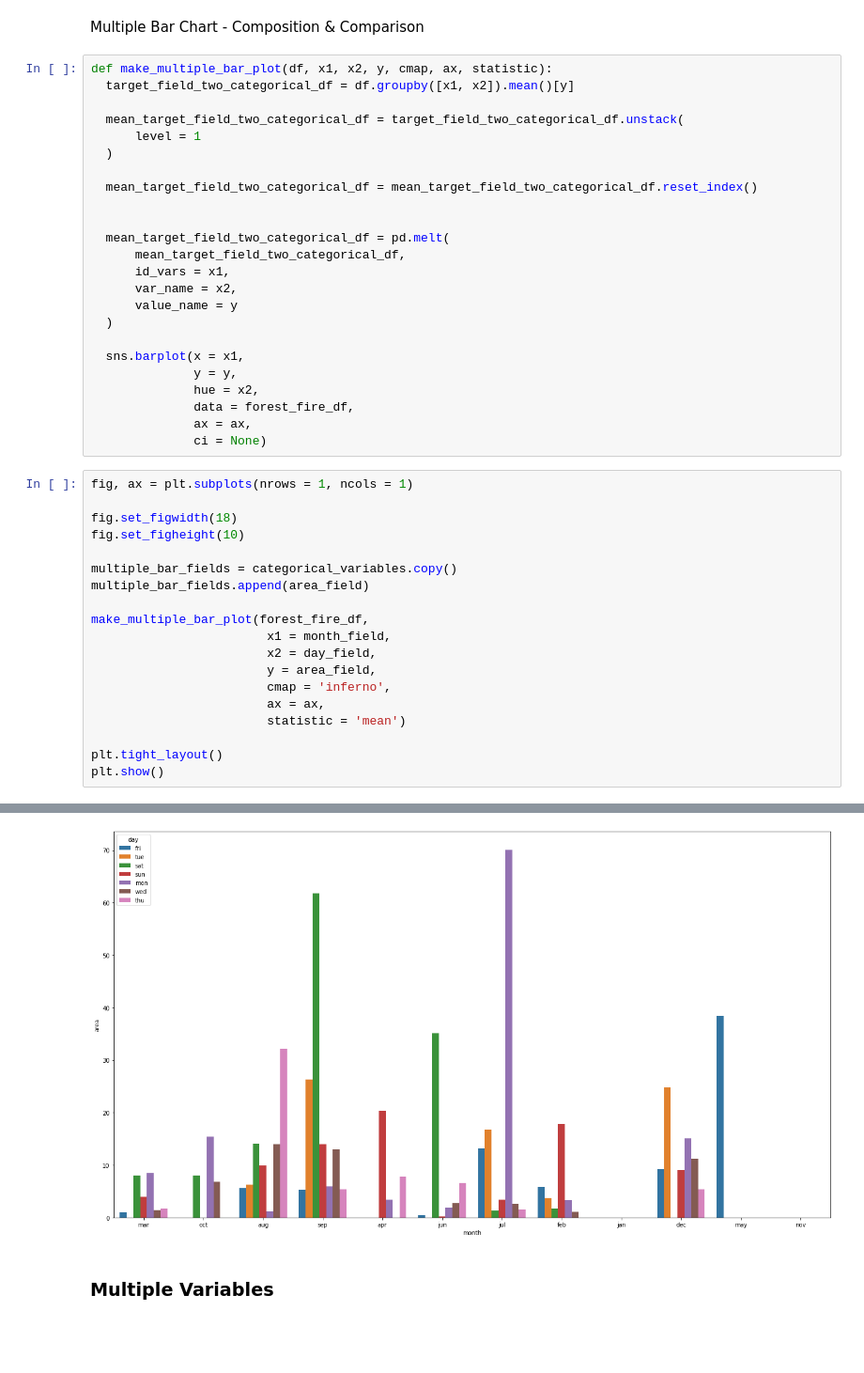
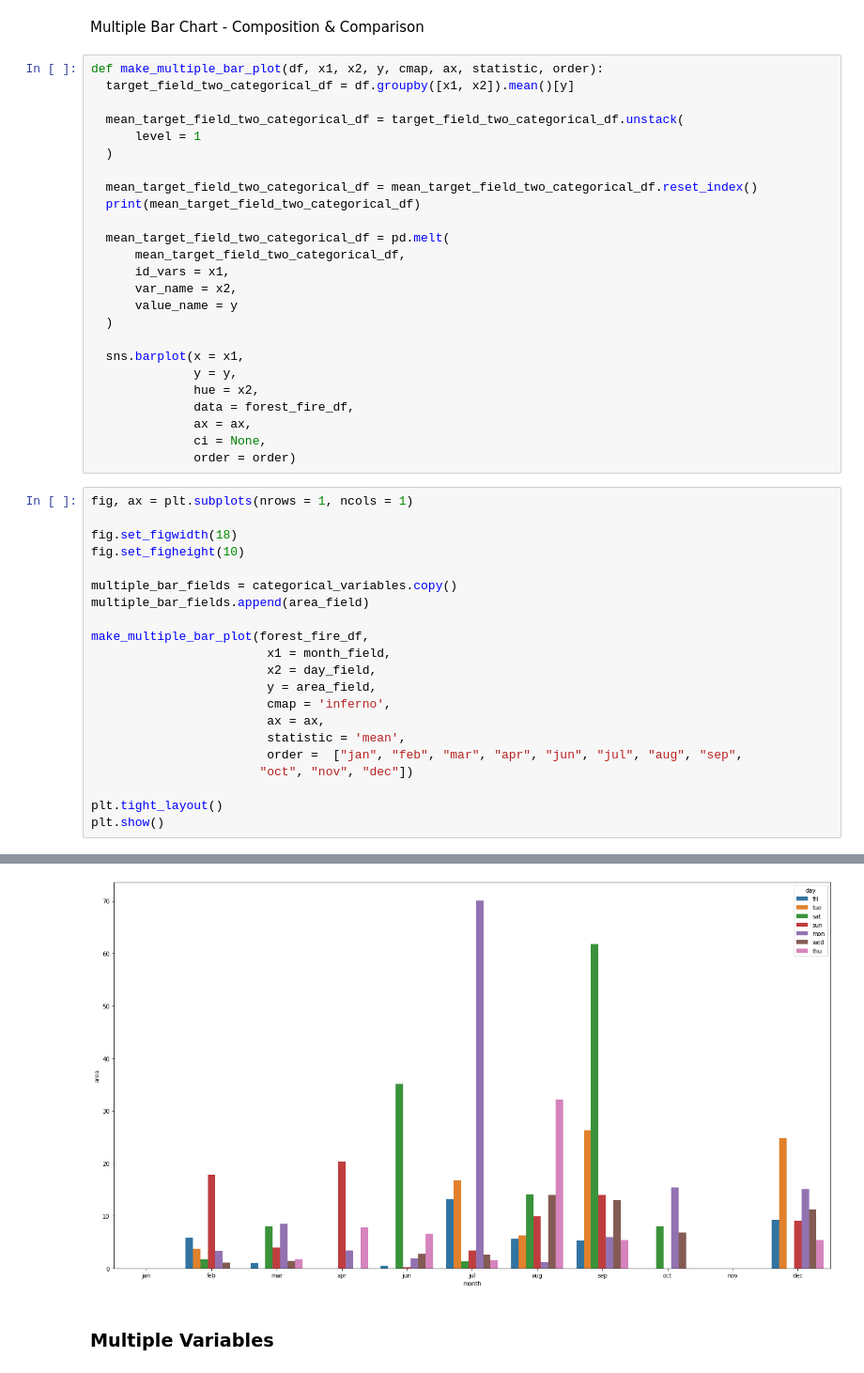
Before and after one commit to MaxZx3000/Forest-Fire, a Jupyter notebook: Final_Project_Forest_Fire_Classifier_(Anthony_Kevin_Oktavius).ipynb, the cells around one changed output, grey strips where cells are left out. Shown at 94% size. Saved outputs shown, nothing was run; the diff lists cells and outputs as text; blank space fills up the shorter version.

Commit message:
Added Sort Feature to Multiple Bar Columns.

```diff
--- a/Final_Project_Forest_Fire_Classifier_(Anthony_Kevin_Oktavius).ipynb
+++ b/Final_Project_Forest_Fire_Classifier_(Anthony_Kevin_Oktavius).ipynb
@@ -214,7 +214,7 @@ plt.tight_layout()
 # %% [markdown]
 Multiple Bar Chart - Composition & Comparison
 # %%
-def make_multiple_bar_plot(df, x1, x2, y, cmap, ax, statistic):
+def make_multiple_bar_plot(df, x1, x2, y, cmap, ax, statistic, order):
   target_field_two_categorical_df = df.groupby([x1, x2]).mean()[y]
 
   mean_target_field_two_categorical_df = target_field_two_categorical_df.unstack(
@@ -222,7 +222,7 @@ def make_multiple_bar_plot(df, x1, x2, y, cmap, ax, statistic):
   )
 
   mean_target_field_two_categorical_df = mean_target_field_two_categorical_df.reset_index()
-
+  print(mean_target_field_two_categorical_df)
 
   mean_target_field_two_categorical_df = pd.melt(
       mean_target_field_two_categorical_df,
@@ -236,7 +236,8 @@ def make_multiple_bar_plot(df, x1, x2, y, cmap, ax, statistic):
               hue = x2,
               data = forest_fire_df,
               ax = ax,
-              ci = None)
+              ci = None,
+              order = order)
 # %%
 fig, ax = plt.subplots(nrows = 1, ncols = 1)
 
@@ -252,7 +253,9 @@ make_multiple_bar_plot(forest_fire_df,
                         y = area_field,
                         cmap = 'inferno',
                         ax = ax,
-                        statistic = 'mean')
+                        statistic = 'mean',
+                        order =  ["jan", "feb", "mar", "apr", "jun", "jul", "aug", "sep",
+                       "oct", "nov", "dec"])
 
 plt.tight_layout()
 plt.show()
@@ -260,4 +280,4 @@ plt.show()
-[figure, old version]
+[figure, new version]
 # %% [markdown]
 ### Multiple Variables
 # %% [markdown]
```
Also changed, not shown: parts of 1 cell of this notebook.
